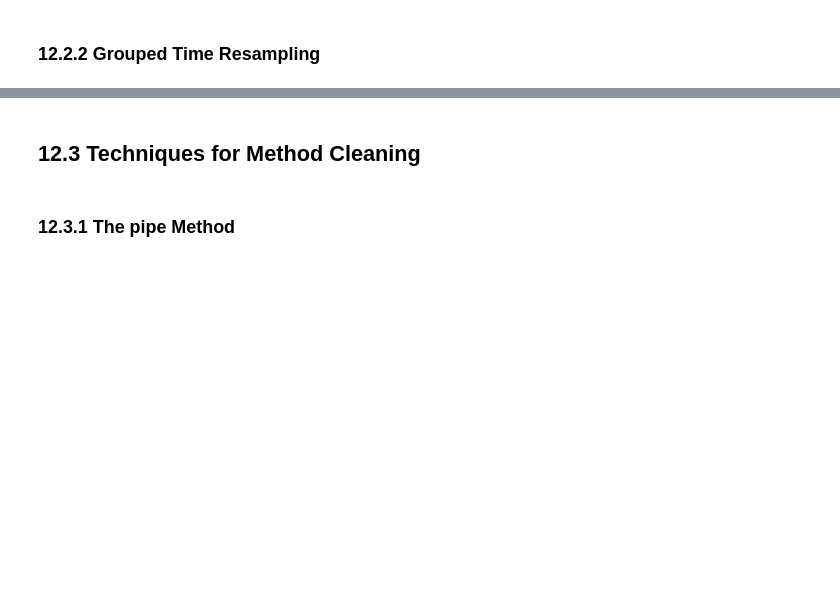
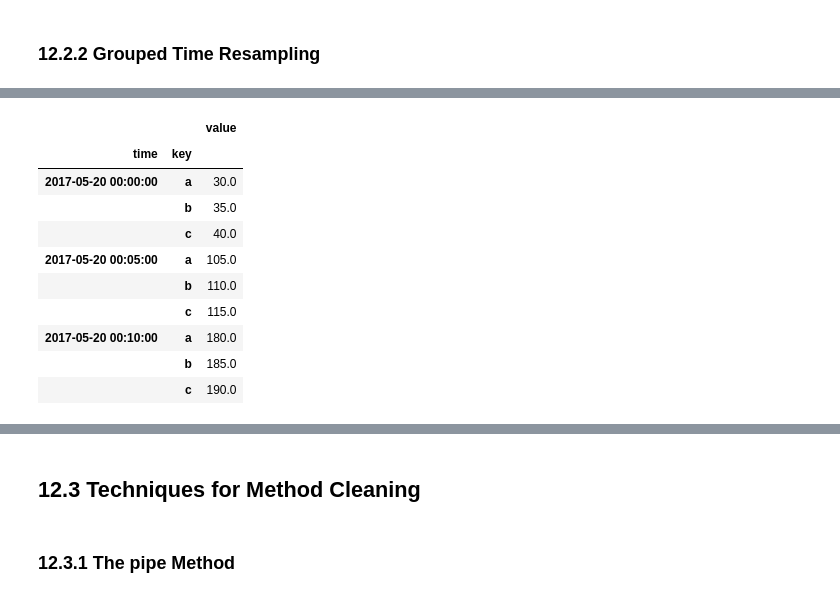
Before and after one commit to brandonbluong/Python-for-Data-Analysis, a Jupyter notebook: 12_Advanced_Pandas.ipynb, the cells around one changed output, grey strips where cells are left out. Cells and saved outputs as stored; diff of their text form; code cells hidden in the pictures; blank space fills up the shorter version.

```diff
--- a/12_Advanced_Pandas.ipynb
+++ b/12_Advanced_Pandas.ipynb
@@ -359,0 +585,18 @@ pd.get_dummies(cat_s)
+# %%
+# NOTE: TimeGrouper() is deprecated
+# NOTE: Use pandas.Grouper()
+
+resampled = df2.set_index('time').groupby([pd.Grouper(freq='5T'), 'key']).sum()
+resampled
+# %% [output]
+|  |  | value |
+| time | key |  |
+| 2017-05-20 00:00:00 | a | 30.0 |
+|  | b | 35.0 |
+|  | c | 40.0 |
+| 2017-05-20 00:05:00 | a | 105.0 |
+|  | b | 110.0 |
+|  | c | 115.0 |
+| 2017-05-20 00:10:00 | a | 180.0 |
+|  | b | 185.0 |
+|  | c | 190.0 |
```
Also changed, not shown: parts of 21 cells of this notebook.
